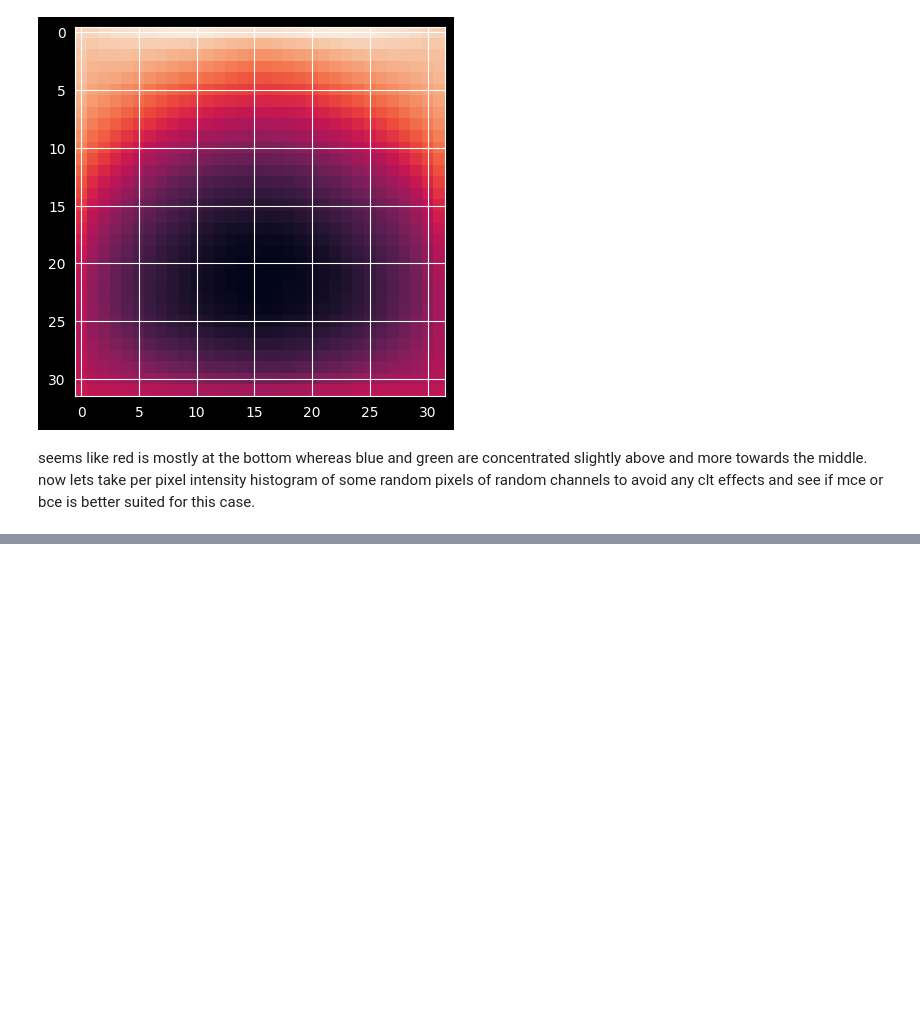
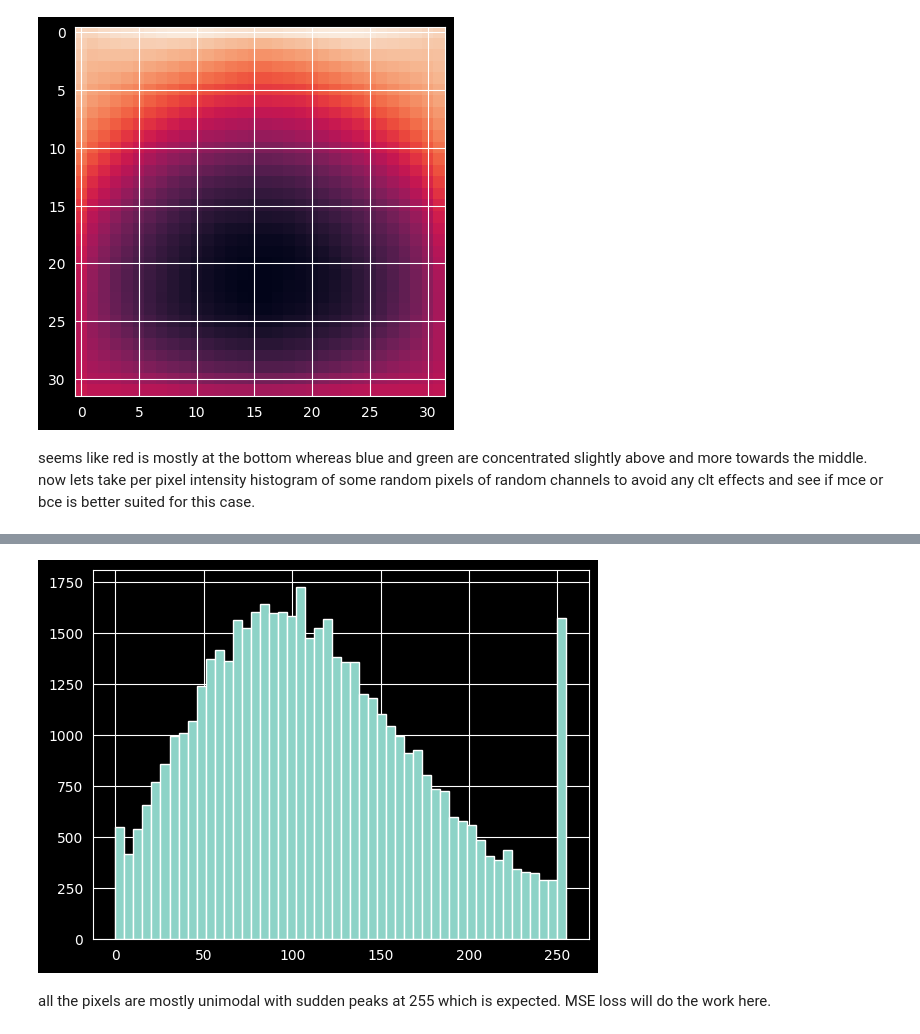
Before and after one commit to indian-coder-aarush/VAE-CIFAR100, a Jupyter notebook: notebooks/Image_analysis.ipynb, the cells around one changed output, grey strips where cells are left out. Cells and saved outputs as stored; diff of their text form; code cells hidden in the pictures; blank space fills up the shorter version.

```diff
--- a/notebooks/Image_analysis.ipynb
+++ b/notebooks/Image_analysis.ipynb
@@ -106,0 +121,9 @@ seems like red is mostly at the bottom whereas blue and green are concentrated s
+# %%
+intensity_pixel_25_25 = np.mean(train, axis = 1)
+intensity_pixel_25_25 = intensity_pixel_25_25[:,25,25]
+plt.hist(intensity_pixel_25_25, bins=50)
+plt.show()
+# %% [output]
+[figure, added]
+# %% [markdown]
+all the pixels are mostly unimodal with sudden peaks at 255 which is expected. MSE loss will do the work here.
```
Also changed, not shown: parts of 2 cells of this notebook, 1 other file.
